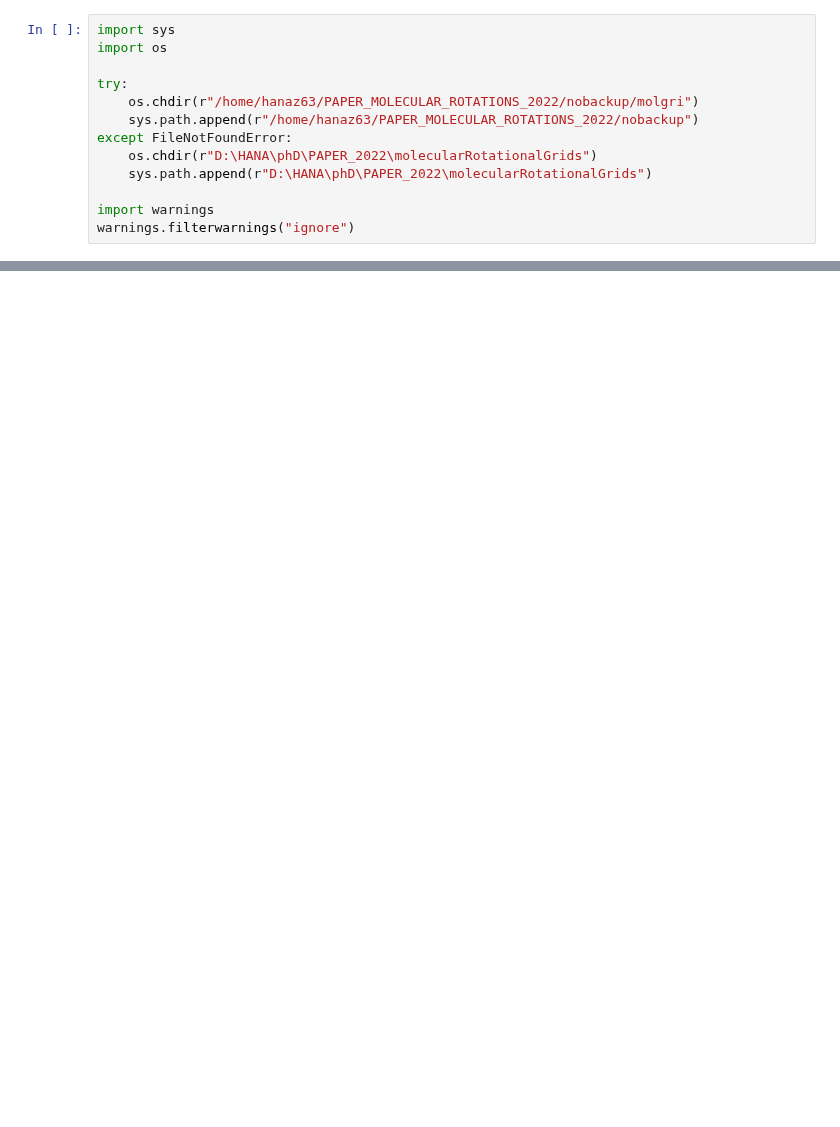
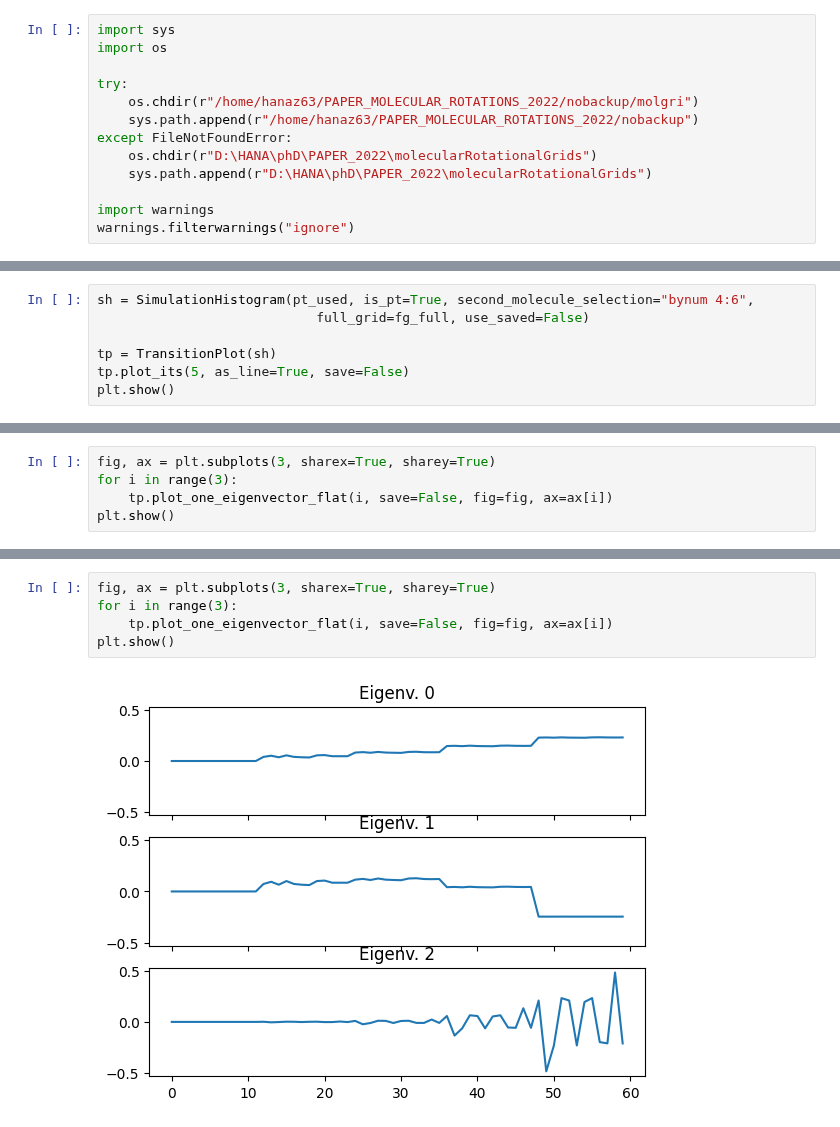
Before and after one commit to bkellerlab/molecularRotationalGrids, a Jupyter notebook: jupyter/Untitled.ipynb, the cells around one changed output, grey strips where cells are left out. Saved outputs shown, nothing was run; the diff lists cells and outputs as text; blank space fills up the shorter version.

```diff
--- a/jupyter/Untitled.ipynb
+++ b/jupyter/Untitled.ipynb
@@ -161,0 +46,7 @@ plt.show()
+# %%
+sh = SimulationHistogram(pt_used, is_pt=True, second_molecule_selection="bynum 4:6",
+                            full_grid=fg_full, use_saved=False)
+
+tp = TransitionPlot(sh)
+tp.plot_its(5, as_line=True, save=False)
+plt.show()
@@ -161,0 +56,5 @@ plt.show()
+# %%
+fig, ax = plt.subplots(3, sharex=True, sharey=True)
+for i in range(3):
+    tp.plot_one_eigenvector_flat(i, save=False, fig=fig, ax=ax[i])
+plt.show()
@@ -161,0 +93,7 @@ plt.show()
+# %%
+fig, ax = plt.subplots(3, sharex=True, sharey=True)
+for i in range(3):
+    tp.plot_one_eigenvector_flat(i, save=False, fig=fig, ax=ax[i])
+plt.show()
+# %% [output]
+[figure, added]
```
Also changed, not shown: parts of 21 cells of this notebook, 8 other files.
